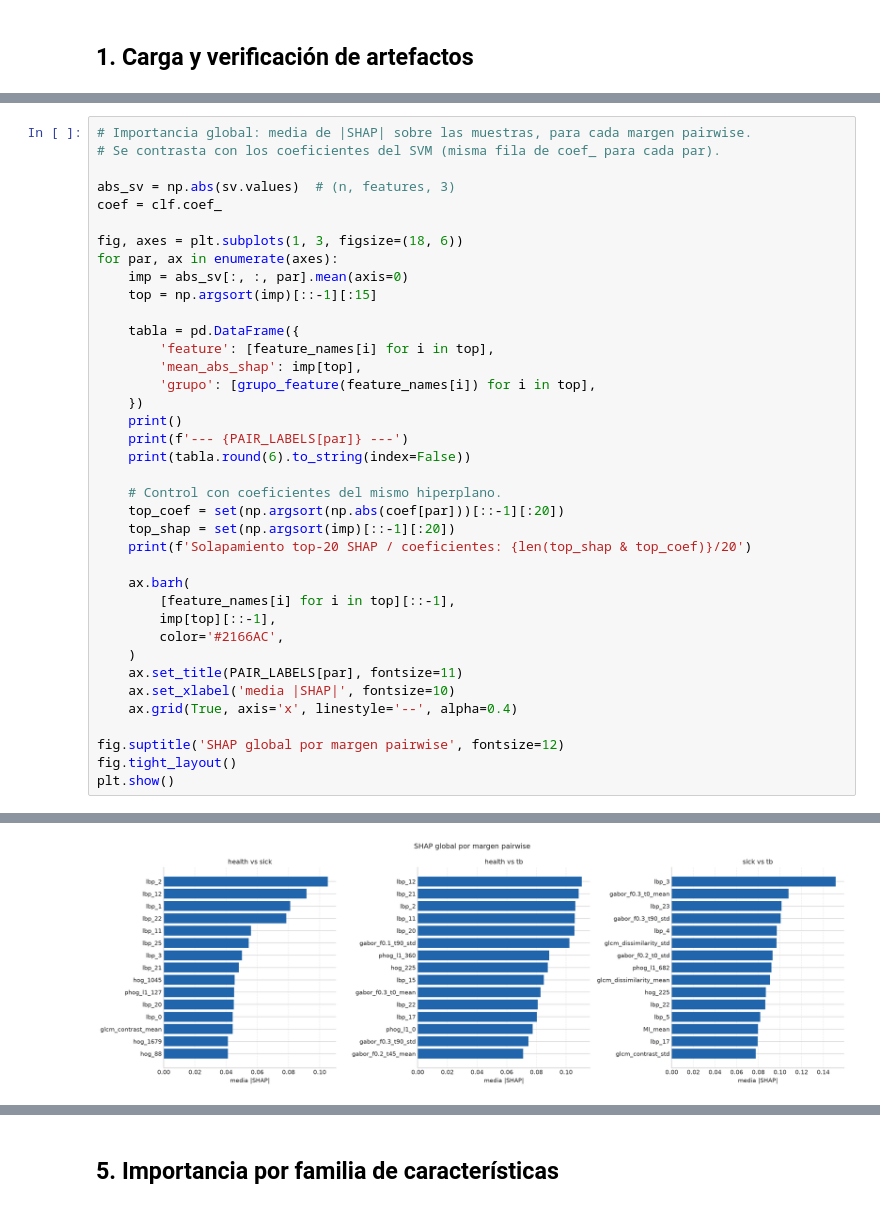
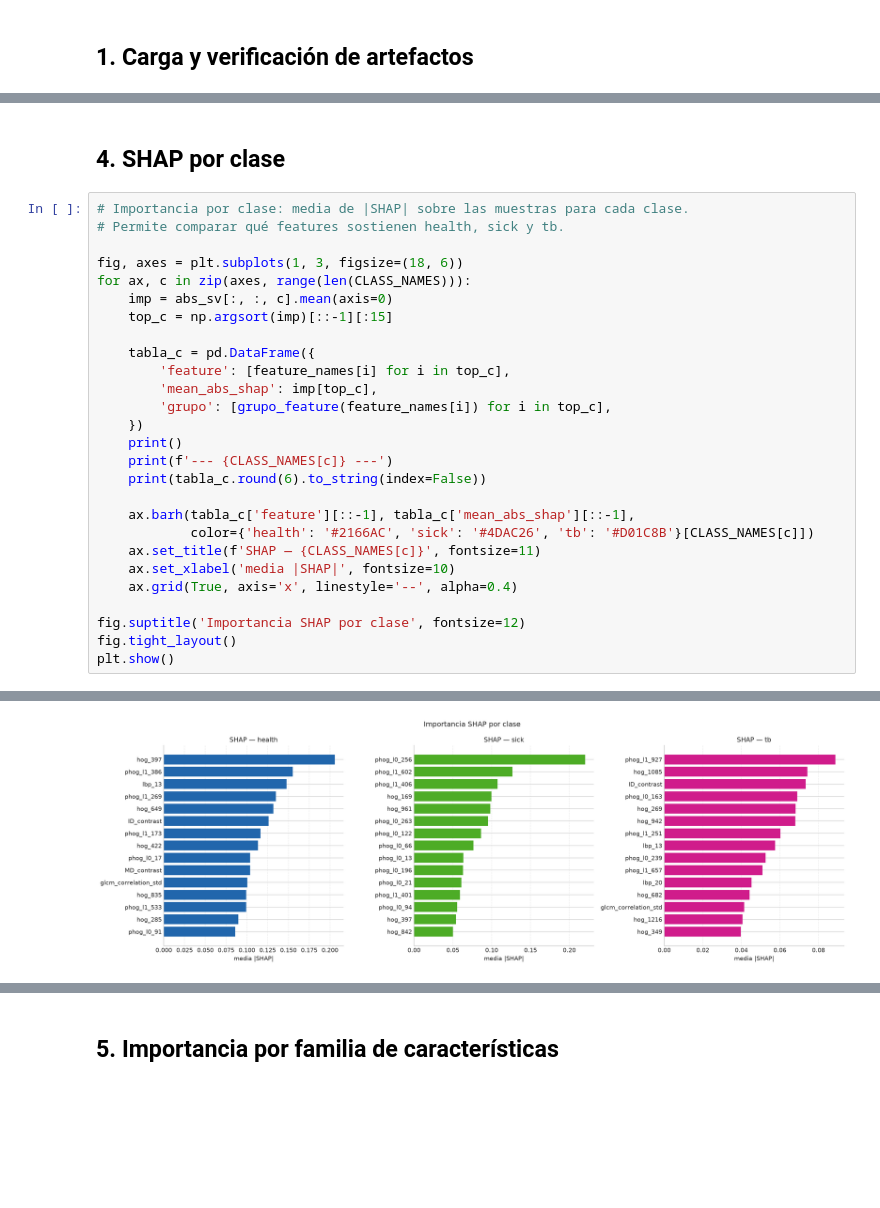
Before and after one commit to KevEstr/CAD_TBX11K, a Jupyter notebook: notebooks/10_Interpretabilidad.ipynb, the cells around one changed output, grey strips where cells are left out. Saved outputs shown, nothing was run; the diff lists cells and outputs as text; blank space fills up the shorter version.

```diff
--- a/notebooks/10_Interpretabilidad.ipynb
+++ b/notebooks/10_Interpretabilidad.ipynb
@@ -282,39 +280,30 @@ Verificación de orientación de los márgenes pairwise:
+# %% [markdown]
+## 4. SHAP por clase
 # %%
-# Importancia global: media de |SHAP| sobre las muestras, para cada margen pairwise.
-# Se contrasta con los coeficientes del SVM (misma fila de coef_ para cada par).
-
-abs_sv = np.abs(sv.values)  # (n, features, 3)
-coef = clf.coef_
+# Importancia por clase: media de |SHAP| sobre las muestras para cada clase.
+# Permite comparar qué features sostienen health, sick y tb.
 
 fig, axes = plt.subplots(1, 3, figsize=(18, 6))
-for par, ax in enumerate(axes):
-    imp = abs_sv[:, :, par].mean(axis=0)
-    top = np.argsort(imp)[::-1][:15]
+for ax, c in zip(axes, range(len(CLASS_NAMES))):
+    imp = abs_sv[:, :, c].mean(axis=0)
+    top_c = np.argsort(imp)[::-1][:15]
 
-    tabla = pd.DataFrame({
-        'feature': [feature_names[i] for i in top],
-        'mean_abs_shap': imp[top],
-        'grupo': [grupo_feature(feature_names[i]) for i in top],
+    tabla_c = pd.DataFrame({
+        'feature': [feature_names[i] for i in top_c],
+        'mean_abs_shap': imp[top_c],
+        'grupo': [grupo_feature(feature_names[i]) for i in top_c],
     })
     print()
-    print(f'--- {PAIR_LABELS[par]} ---')
-    print(tabla.round(6).to_string(index=False))
+    print(f'--- {CLASS_NAMES[c]} ---')
+    print(tabla_c.round(6).to_string(index=False))
 
-    # Control con coeficientes del mismo hiperplano.
-    top_coef = set(np.argsort(np.abs(coef[par]))[::-1][:20])
-    top_shap = set(np.argsort(imp)[::-1][:20])
-    print(f'Solapamiento top-20 SHAP / coeficientes: {len(top_shap & top_coef)}/20')
-
-    ax.barh(
-        [feature_names[i] for i in top][::-1],
-        imp[top][::-1],
-        color='#2166AC',
-    )
-    ax.set_title(PAIR_LABELS[par], fontsize=11)
+    ax.barh(tabla_c['feature'][::-1], tabla_c['mean_abs_shap'][::-1],
+            color={'health': '#2166AC', 'sick': '#4DAC26', 'tb': '#D01C8B'}[CLASS_NAMES[c]])
+    ax.set_title(f'SHAP — {CLASS_NAMES[c]}', fontsize=11)
     ax.set_xlabel('media |SHAP|', fontsize=10)
     ax.grid(True, axis='x', linestyle='--', alpha=0.4)
 
-fig.suptitle('SHAP global por margen pairwise', fontsize=12)
+fig.suptitle('Importancia SHAP por clase', fontsize=12)
 fig.tight_layout()
 plt.show()
 # %% [output]
@@ -338 +327 @@ Solapamiento top-20 SHAP / coeficientes: 18/20
-[figure, old version]
+[figure, new version]
```
Also changed, not shown: parts of 20 cells of this notebook, 23 other files.
